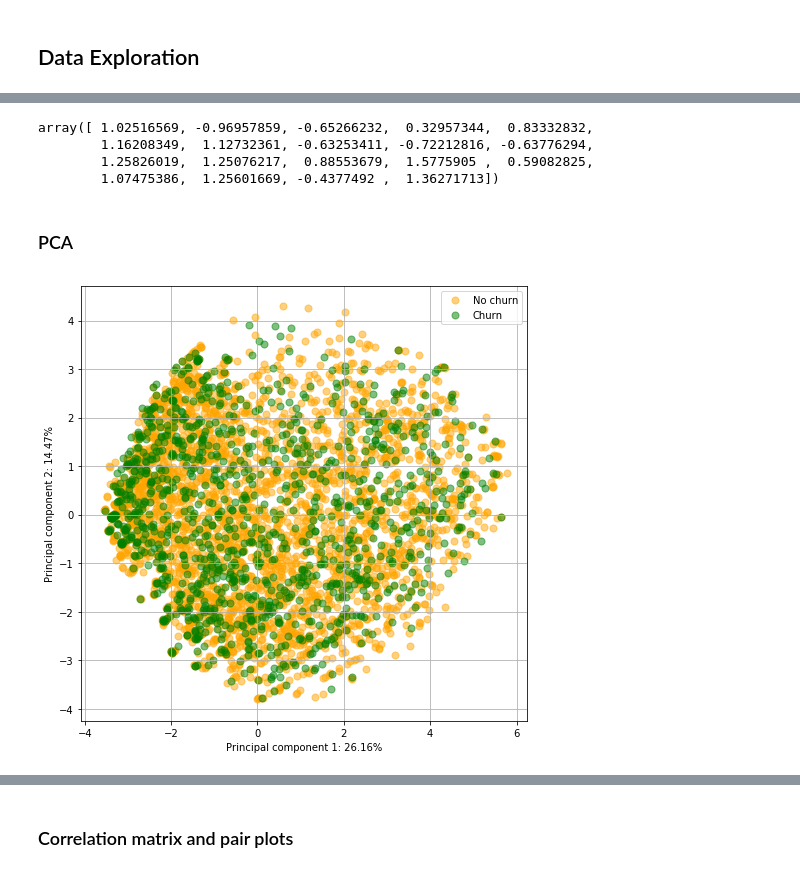
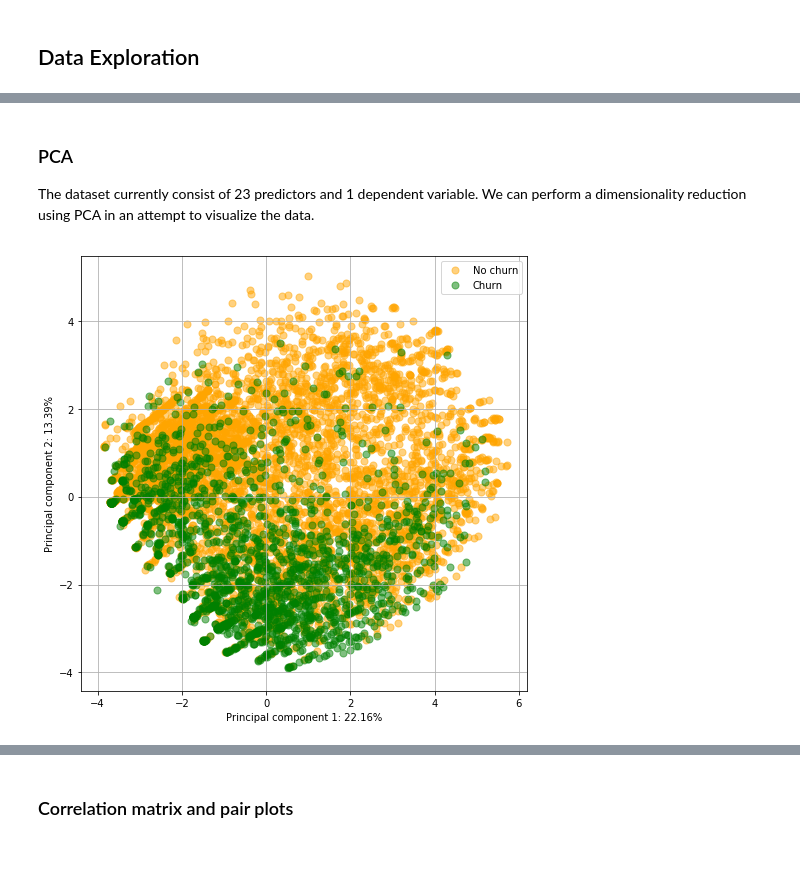
Before and after one commit to akshaysundar3/telco_prediction, a Jupyter notebook: eda_preproc.ipynb, the cells around one changed output, grey strips where cells are left out. Drawn from its saved outputs; the diff is of its cells as text; code cells hidden in the pictures.

```diff
--- a/eda_preproc.ipynb
+++ b/eda_preproc.ipynb
@@ -238,15 +301,17 @@ The two classes are imbalanced. Need to take this into account when performing f
+# %% [markdown]
+### PCA
+The dataset currently consist of 23 predictors and 1 dependent variable. We can perform a dimensionality reduction using PCA in an attempt to visualize the data.
 # %%
+# Scaling the predictors
 from sklearn.preprocessing import StandardScaler
+from sklearn.decomposition import PCA
 
 y = df.churn.values
-df_x = df.drop(labels = ["customer_id", "churn"], axis=1)
-X = df_x.values
+X = df.drop(labels = "churn", axis=1).values
 
 X = StandardScaler().fit_transform(X)
+
+pca = PCA(n_components=2)
+principalComponents = pca.fit_transform(X)
+principalDf = pd.DataFrame(data = principalComponents,
+                           columns = ["PC1", "PC2"])
-# %% [output]
-array([ 1.02516569, -0.96957859, -0.65266232,  0.32957344,  0.83332832,
-        1.16208349,  1.12732361, -0.63253411, -0.72212816, -0.63776294,
-        1.25826019,  1.25076217,  0.88553679,  1.5775905 ,  0.59082825,
-        1.07475386,  1.25601669, -0.4377492 ,  1.36271713])
-# %% [markdown]
-### PCA
@@ -262,26 +318,27 @@ principalDf = pd.DataFrame(data = principalComponents,
 # %%
 finalDf = pd.concat([principalDf, df.churn], axis=1)
 # %%
+# Plotting the first two dimensions of the PCA
 import matplotlib.pyplot as plt
 
 fig = plt.figure(figsize=(8,8))
 ax = fig.add_subplot(1,1,1)
 
-var = pca.explained_variance_ratio_
-ax.set_xlabel("Principal component 1: " + (round(var[0]*100,2).astype(str) + "%"))
-ax.set_ylabel("Principal component 2: " + (round(var[1]*100,2).astype(str) + "%"))
+dims = pca.explained_variance_ratio_
+ax.set_xlabel("Principal component 1: " + (round(dims[0]*100,2).astype(str) + "%"))
+ax.set_ylabel("Principal component 2: " + (round(dims[1]*100,2).astype(str) + "%"))
 
 target = [0, 1]
 colors = ('orange', 'green')
 for target, color in zip(target, colors):
     indicesToKeep = finalDf.churn == target
     ax.scatter(finalDf.loc[indicesToKeep, "PC1"],
                finalDf.loc[indicesToKeep, "PC2"],
                c = color,
                s = 50,
                alpha = 0.5)
 
 ax.legend(["No churn", "Churn"])
 ax.grid()
 # %% [output]
-[figure, old version]
+[figure, new version]
```
Also changed, not shown: parts of 62 cells of this notebook, 2 other files.
